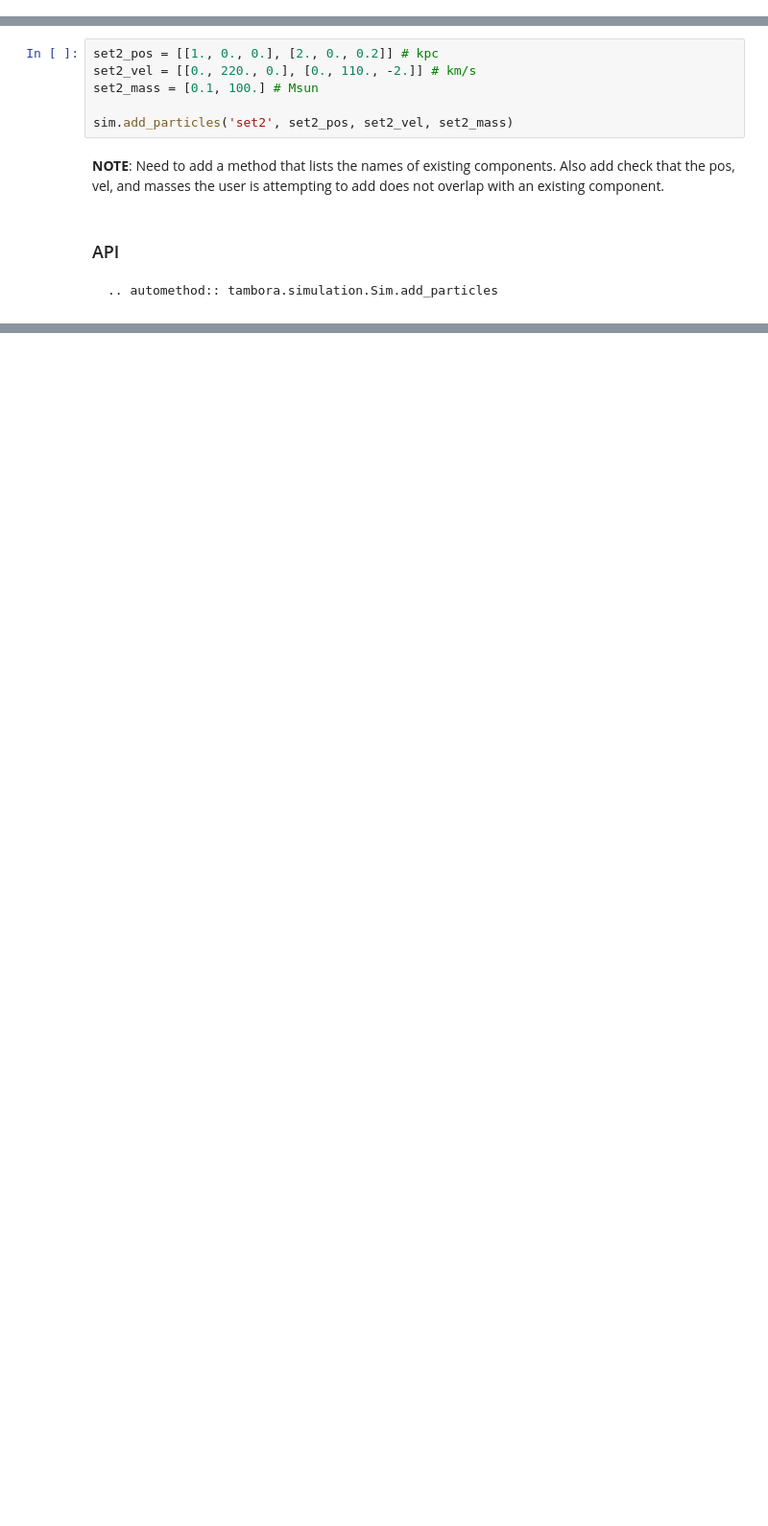
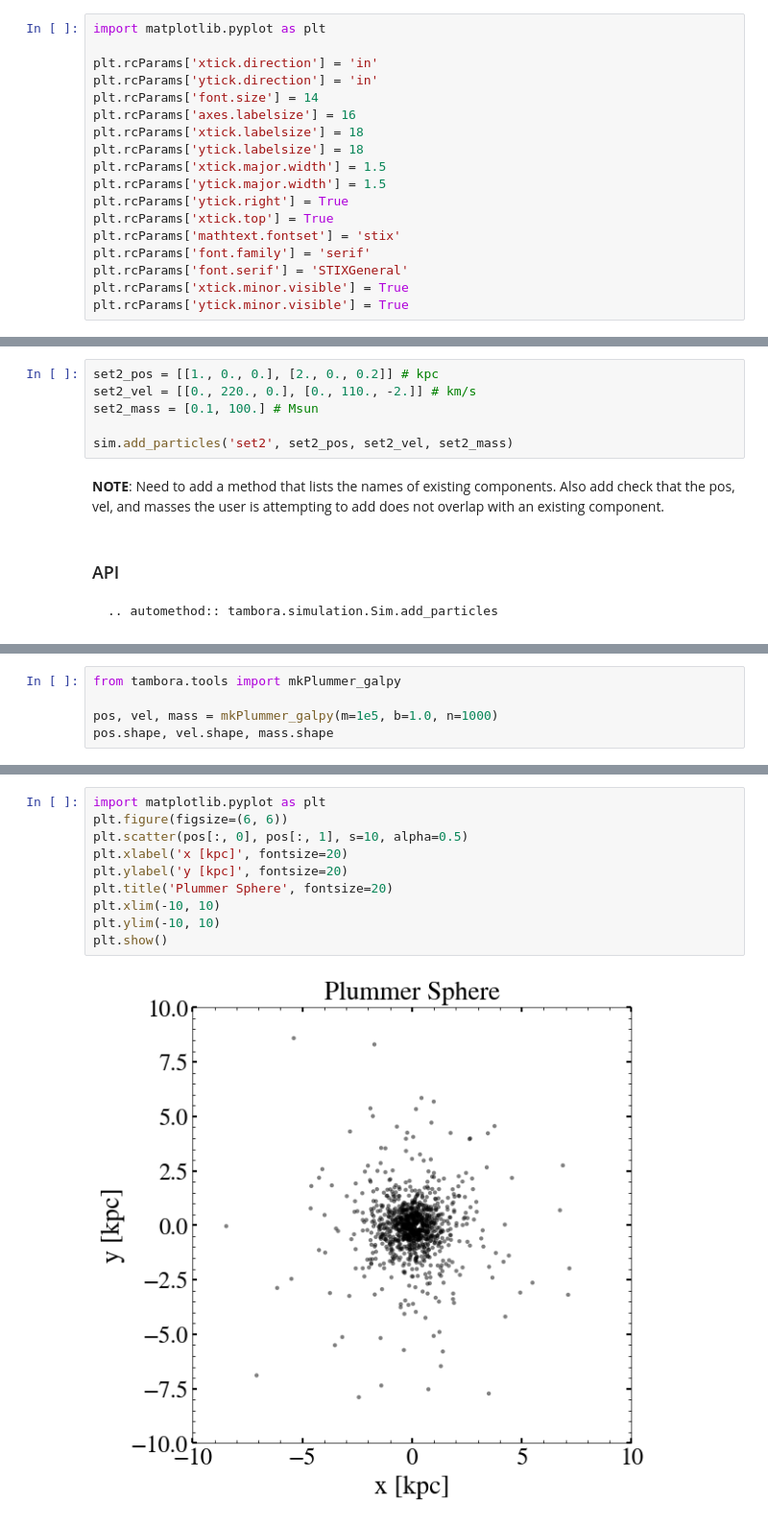
Before and after one commit to sgpfaff/ezfalcon, a Jupyter notebook: docs/user_guide/setting_up_a_simulation.ipynb, the cells around one changed output, grey strips where cells are left out. Shown at 96% size. Saved outputs shown, nothing was run; the diff lists cells and outputs as text; blank space fills up the shorter version.

```diff
--- a/docs/user_guide/setting_up_a_simulation.ipynb
+++ b/docs/user_guide/setting_up_a_simulation.ipynb
@@ -2,6 +2,24 @@
 # All About Simulations
 
 The {class}`~tambora.simulation.Sim` class is the core of {ref}`home`. It orchestrates building, running, and analyzing n-body simulations and is what you will interact with the most as a result. Instantiating a simulation is as simple as the following:
+# %%
+import matplotlib.pyplot as plt
+
+plt.rcParams['xtick.direction'] = 'in'
+plt.rcParams['ytick.direction'] = 'in'
+plt.rcParams['font.size'] = 14
+plt.rcParams['axes.labelsize'] = 16
+plt.rcParams['xtick.labelsize'] = 18
+plt.rcParams['ytick.labelsize'] = 18
+plt.rcParams['xtick.major.width'] = 1.5
+plt.rcParams['ytick.major.width'] = 1.5
+plt.rcParams['ytick.right'] = True
+plt.rcParams['xtick.top'] = True
+plt.rcParams['mathtext.fontset'] = 'stix'
+plt.rcParams['font.family'] = 'serif'
+plt.rcParams['font.serif'] = 'STIXGeneral'
+plt.rcParams['xtick.minor.visible'] = True
+plt.rcParams['ytick.minor.visible'] = True
 # %%
 from tambora.simulation import Sim
 
@@ -43,0 +67,5 @@ sim.add_particles('set2', set2_pos, set2_vel, set2_mass)
+# %%
+from tambora.tools import mkPlummer_galpy
+
+pos, vel, mass = mkPlummer_galpy(m=1e5, b=1.0, n=1000)
+pos.shape, vel.shape, mass.shape
@@ -43,0 +74,12 @@ sim.add_particles('set2', set2_pos, set2_vel, set2_mass)
+# %%
+import matplotlib.pyplot as plt
+plt.figure(figsize=(6, 6))
+plt.scatter(pos[:, 0], pos[:, 1], s=10, alpha=0.5)
+plt.xlabel('x [kpc]', fontsize=20)
+plt.ylabel('y [kpc]', fontsize=20)
+plt.title('Plummer Sphere', fontsize=20)
+plt.xlim(-10, 10)
+plt.ylim(-10, 10)
+plt.show()
+# %% [output]
+[figure, added]
```
Also changed, not shown: parts of 5 cells of this notebook, 7 other files.
